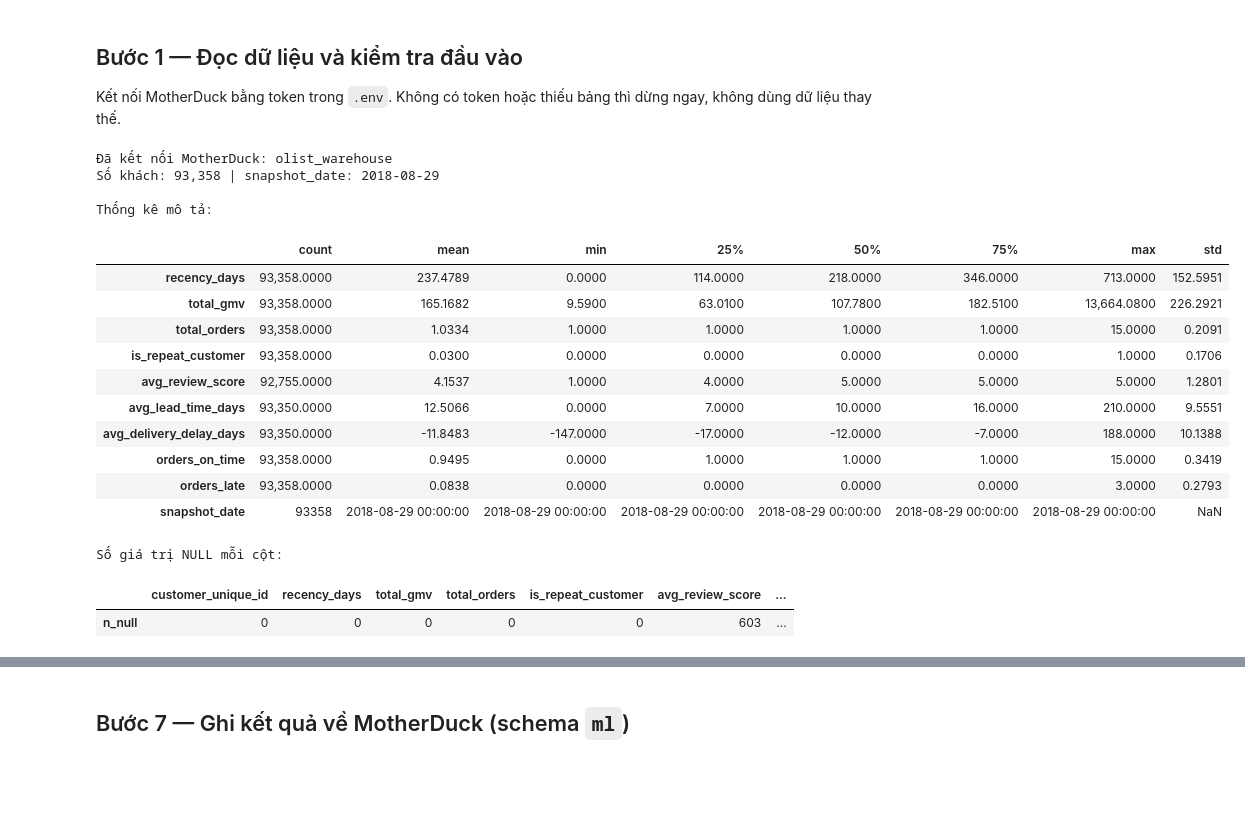
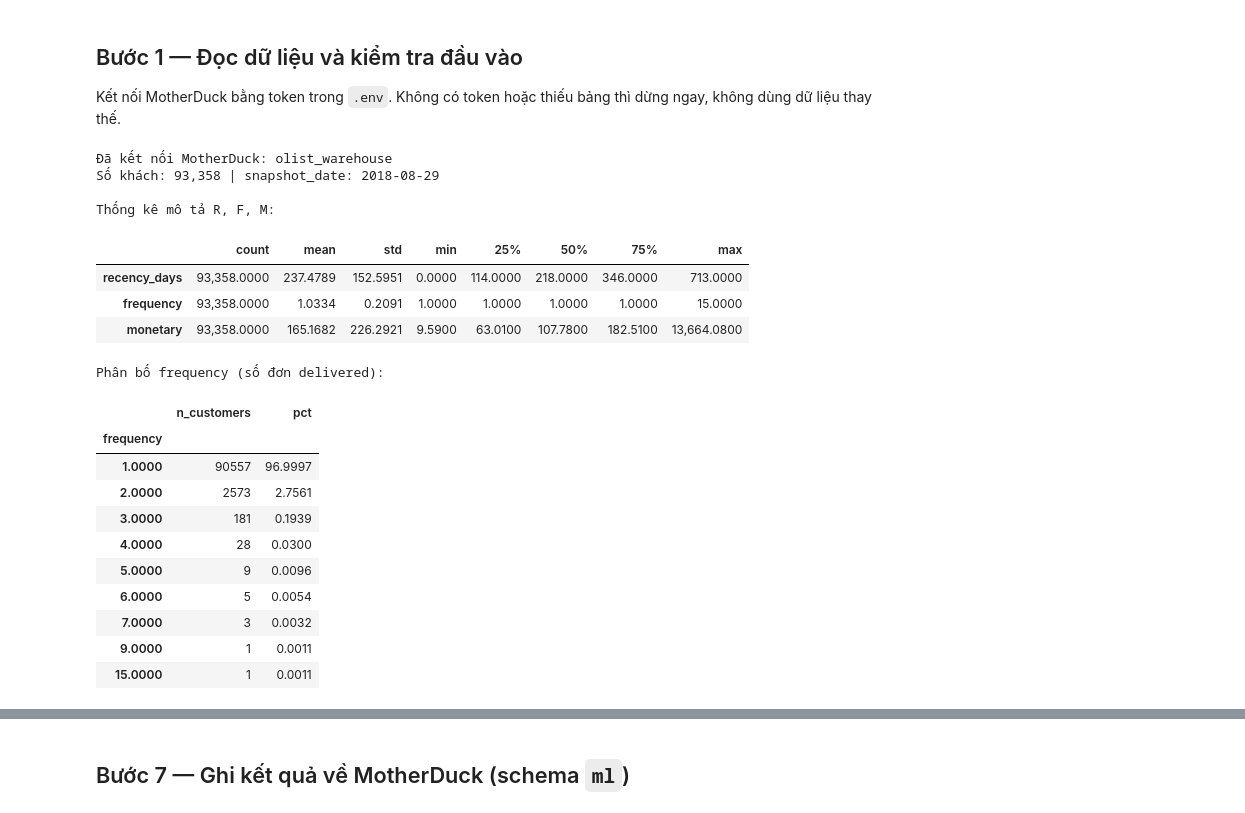
Before and after one commit to ngmaianhz/Data-Warehouse, a Jupyter notebook: notebooks/04_ml_clustering.ipynb, the cells around one changed output, grey strips where cells are left out. Cells and saved outputs as stored; diff of their text form; code cells hidden in the pictures; blank space fills up the shorter version.

```diff
--- a/notebooks/04_ml_clustering.ipynb
+++ b/notebooks/04_ml_clustering.ipynb
@@ -12,7 +16,6 @@ from datetime import datetime
 from pathlib import Path
 
 import duckdb
-import matplotlib
 import matplotlib.pyplot as plt
 import numpy as np
 import pandas as pd
@@ -20,21 +23,21 @@ import seaborn as sns
 import sklearn
 from dotenv import load_dotenv
 from sklearn.cluster import KMeans
-from sklearn.decomposition import PCA
 from sklearn.metrics import (adjusted_rand_score, calinski_harabasz_score,
                              davies_bouldin_score, silhouette_score)
 from sklearn.preprocessing import StandardScaler
 
 # ---- Cấu hình cố định ----
 RANDOM_STATE = 42
-FEATURE_SET_VERSION = "v1"
+FEATURE_SET_VERSION = "rfm_v1"
 K_RANGE = range(2, 11)          # đánh giá K = 2..10
 K_CHOICE_RANGE = (3, 8)         # chỉ chọn K trong 3..8
 MIN_CLUSTER_PCT = 2.0           # loại K có cụm nhỏ hơn 2% dân số
 SIL_SAMPLE = 10_000             # silhouette tính trên mẫu (O(n^2))
 N_INIT = 10
 ARI_THRESHOLD = 0.90
-INPUT_TABLE = "main_mart.mart_customer_360"
+RFM_TABLE = "main_mart.mart_customer_rfm"
+C360_TABLE = "main_mart.mart_customer_360"
 OUT_SCHEMA = "ml"
 EXPECTED_ROWS = 93_358
 
@@ -65,52 +68,58 @@ Kết nối MotherDuck bằng token trong `.env`. Không có token hoặc thiế
 # %%
 load_dotenv(REPO_DIR / ".env")
 test_db = os.getenv("ML_TEST_DUCKDB")  # chỉ dùng khi kiểm thử code, để trống khi chạy thật
 if test_db:
     con = duckdb.connect(test_db)
     print("[TEST MODE] dùng", test_db)
 else:
     token = os.getenv("MOTHERDUCK_TOKEN")
     db_name = os.getenv("MOTHERDUCK_DATABASE", "olist_warehouse")
     if not token:
         raise RuntimeError("Không tìm thấy MOTHERDUCK_TOKEN trong .env")
     con = duckdb.connect(f"md:{db_name}", config={"motherduck_token": token})
     print("Đã kết nối MotherDuck:", con.execute("SELECT current_database()").fetchone()[0])
 
-COLS = ["customer_unique_id", "recency_days", "total_gmv", "total_orders", "is_repeat_customer",
-        "avg_review_score", "avg_lead_time_days", "avg_delivery_delay_days",
-        "orders_on_time", "orders_late", "latest_state", "segment", "snapshot_date"]
-df = con.execute(f"SELECT {', '.join(COLS)} FROM {INPUT_TABLE} ORDER BY customer_unique_id").df()
+df = con.execute(f"""
+    SELECT r.customer_unique_id, r.recency_days, r.frequency, r.monetary,
+           c.avg_review_score, c.orders_on_time, c.orders_late, c.latest_state
+    FROM {RFM_TABLE} r
+    LEFT JOIN {C360_TABLE} c USING (customer_unique_id)
+    ORDER BY r.customer_unique_id
+""").df()
 
-for c in ["recency_days", "total_gmv", "avg_review_score", "avg_lead_time_days",
-          "avg_delivery_delay_days", "total_orders", "is_repeat_customer", "orders_on_time", "orders_late"]:
-    df[c] = pd.to_numeric(df[c]).astype(float)
+for col in ["recency_days", "frequency", "monetary", "avg_review_score", "orders_on_time", "orders_late"]:
+    df[col] = pd.to_numeric(df[col]).astype(float)
 
 assert len(df) == EXPECTED_ROWS, f"Số dòng {len(df):,} khác {EXPECTED_ROWS:,}"
 assert df["customer_unique_id"].is_unique, "customer_unique_id bị trùng"
-assert df["snapshot_date"].nunique() == 1, "snapshot_date có nhiều giá trị"
-SNAPSHOT_DATE = pd.Timestamp(df["snapshot_date"].iloc[0]).date()
+assert df[["recency_days", "frequency", "monetary"]].notna().all().all(), "R/F/M có giá trị NULL"
+# Ngày tham chiếu của recency_days = ngày mua delivered gần nhất toàn hệ thống
+SNAPSHOT_DATE = pd.Timestamp(con.execute(f"SELECT MAX(last_order_date) FROM {C360_TABLE}").fetchone()[0]).date()
 print(f"Số khách: {len(df):,} | snapshot_date: {SNAPSHOT_DATE}")
 
-print("\nThống kê mô tả:")
-display(df.describe().T.round(2))
-print("Số giá trị NULL mỗi cột:")
-display(df.isna().sum().to_frame("n_null").T)
+print("\nThống kê mô tả R, F, M:")
+display(df[["recency_days", "frequency", "monetary"]].describe().T)
+print("Phân bố frequency (số đơn delivered):")
+fq = df["frequency"].value_counts().sort_index()
+display(pd.DataFrame({"n_customers": fq, "pct": 100 * fq / len(df)}))
 # %% [output]
 Đã kết nối MotherDuck: olist_warehouse
 Số khách: 93,358 | snapshot_date: 2018-08-29
 
-Thống kê mô tả:
+Thống kê mô tả R, F, M:
-|  | count | mean | min | 25% | 50% | 75% | max | std |
-| recency_days | 93,358.0000 | 237.4789 | 0.0000 | 114.0000 | 218.0000 | 346.0000 | 713.0000 | 152.5951 |
-| total_gmv | 93,358.0000 | 165.1682 | 9.5900 | 63.0100 | 107.7800 | 182.5100 | 13,664.0800 | 226.2921 |
-| total_orders | 93,358.0000 | 1.0334 | 1.0000 | 1.0000 | 1.0000 | 1.0000 | 15.0000 | 0.2091 |
-| is_repeat_customer | 93,358.0000 | 0.0300 | 0.0000 | 0.0000 | 0.0000 | 0.0000 | 1.0000 | 0.1706 |
-| avg_review_score | 92,755.0000 | 4.1537 | 1.0000 | 4.0000 | 5.0000 | 5.0000 | 5.0000 | 1.2801 |
-| avg_lead_time_days | 93,350.0000 | 12.5066 | 0.0000 | 7.0000 | 10.0000 | 16.0000 | 210.0000 | 9.5551 |
-| avg_delivery_delay_days | 93,350.0000 | -11.8483 | -147.0000 | -17.0000 | -12.0000 | -7.0000 | 188.0000 | 10.1388 |
-| orders_on_time | 93,358.0000 | 0.9495 | 0.0000 | 1.0000 | 1.0000 | 1.0000 | 15.0000 | 0.3419 |
-| orders_late | 93,358.0000 | 0.0838 | 0.0000 | 0.0000 | 0.0000 | 0.0000 | 3.0000 | 0.2793 |
-| snapshot_date | 93358 | 2018-08-29 00:00:00 | 2018-08-29 00:00:00 | 2018-08-29 00:00:00 | 2018-08-29 00:00:00 | 2018-08-29 00:00:00 | 2018-08-29 00:00:00 | NaN |
+|  | count | mean | std | min | 25% | 50% | 75% | max |
+| recency_days | 93,358.0000 | 237.4789 | 152.5951 | 0.0000 | 114.0000 | 218.0000 | 346.0000 | 713.0000 |
+| frequency | 93,358.0000 | 1.0334 | 0.2091 | 1.0000 | 1.0000 | 1.0000 | 1.0000 | 15.0000 |
+| monetary | 93,358.0000 | 165.1682 | 226.2921 | 9.5900 | 63.0100 | 107.7800 | 182.5100 | 13,664.0800 |
-Số giá trị NULL mỗi cột:
+Phân bố frequency (số đơn delivered):
-|  | customer_unique_id | recency_days | total_gmv | total_orders | is_repeat_customer | avg_review_score | ... |
-| n_null | 0 | 0 | 0 | 0 | 0 | 603 | ... |
+|  | n_customers | pct |
+| frequency |  |  |
+| 1.0000 | 90557 | 96.9997 |
+| 2.0000 | 2573 | 2.7561 |
+| 3.0000 | 181 | 0.1939 |
+| 4.0000 | 28 | 0.0300 |
+| 5.0000 | 9 | 0.0096 |
+| 6.0000 | 5 | 0.0054 |
+| 7.0000 | 3 | 0.0032 |
+| 9.0000 | 1 | 0.0011 |
+| 15.0000 | 1 | 0.0011 |
```
Also changed, not shown: parts of 19 cells of this notebook, 20 other files.
